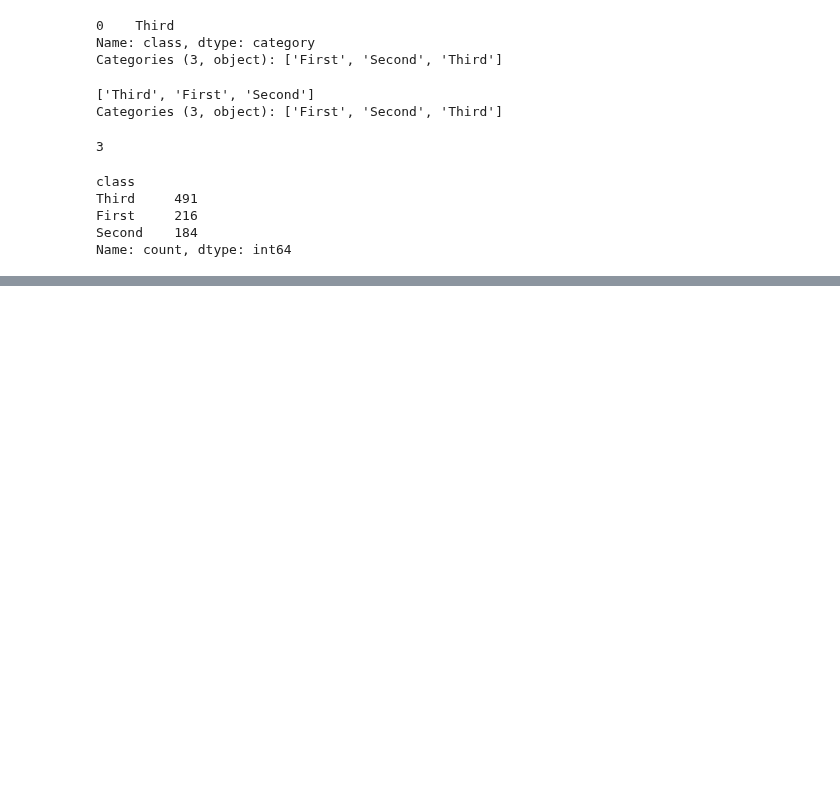
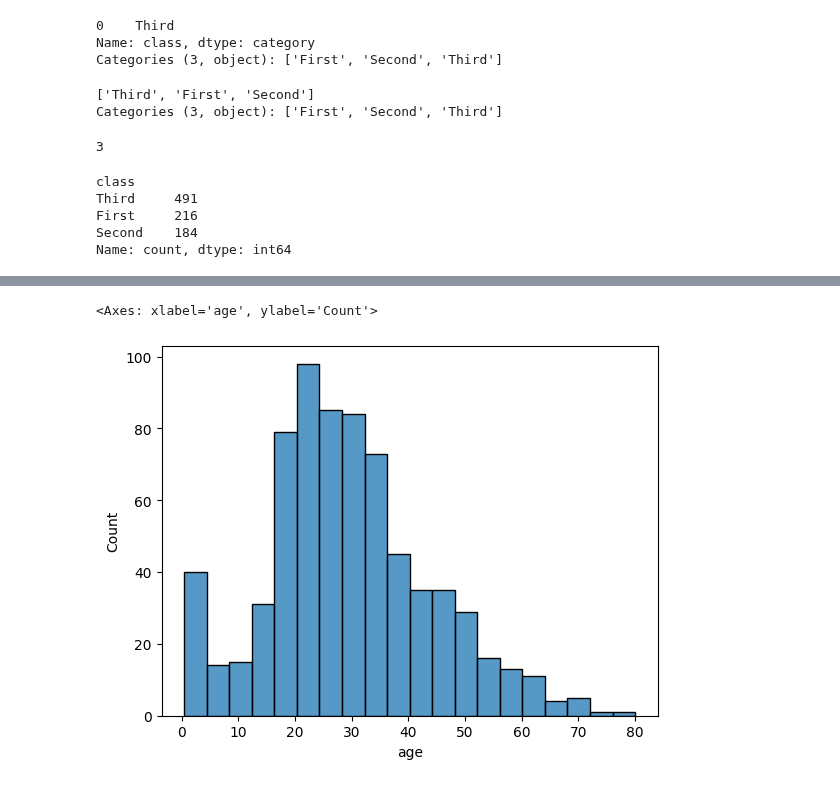
Before and after one commit to faisalramzan77/Data_Science_Course, a Jupyter notebook: 08_Statistics/01_central_tendency.ipynb, the cells around one changed output, grey strips where cells are left out. Saved outputs shown, nothing was run; the diff lists cells and outputs as text; code cells hidden in the pictures; blank space fills up the shorter version.

```diff
--- a/08_Statistics/01_central_tendency.ipynb
+++ b/08_Statistics/01_central_tendency.ipynb
@@ -104,0 +117,5 @@ Name: count, dtype: int64
+# %%
+sns.histplot(df, x='age')
+# %% [output]
+<Axes: xlabel='age', ylabel='Count'>
+[figure, added]
```
Also changed, not shown: parts of 4 cells of this notebook.
